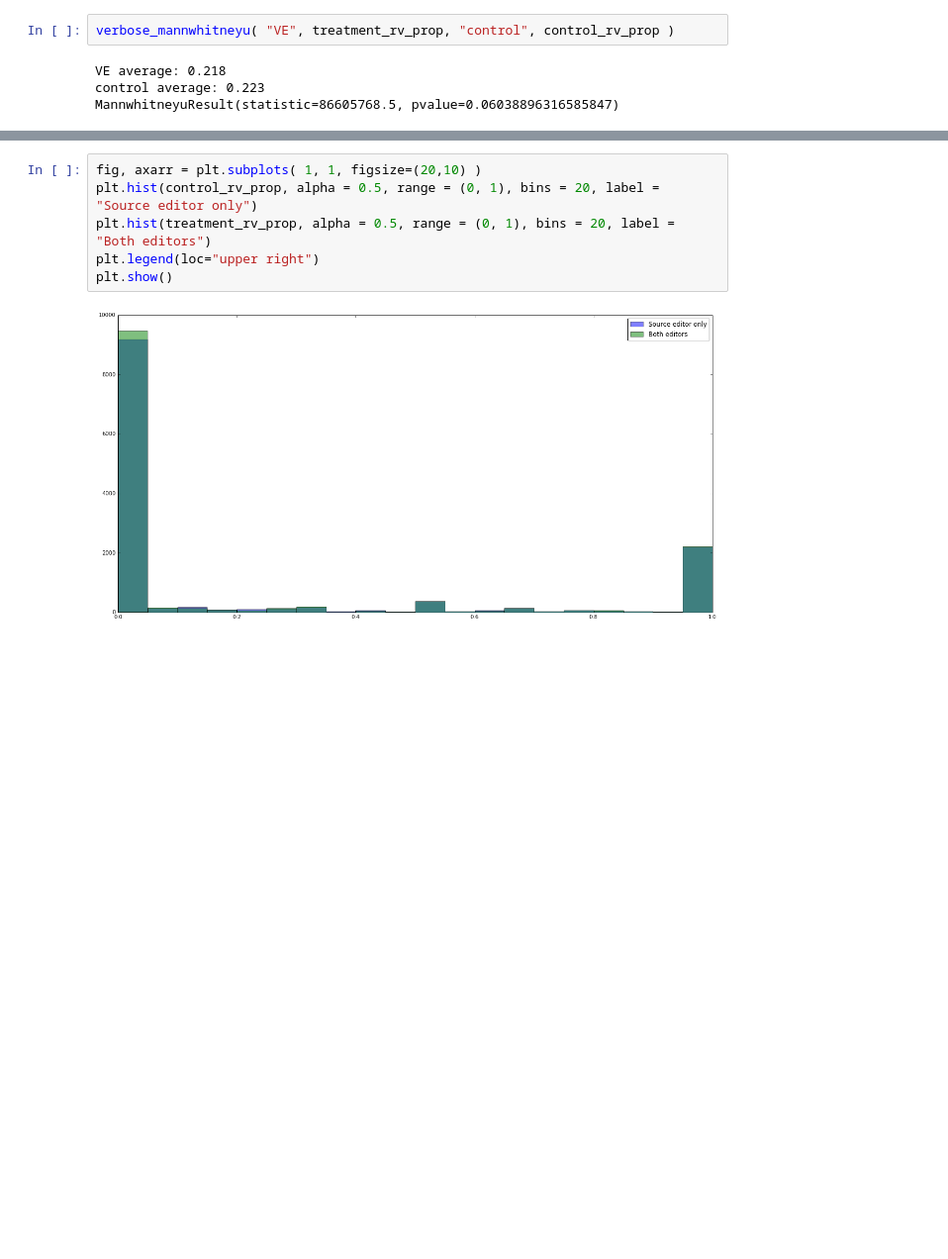
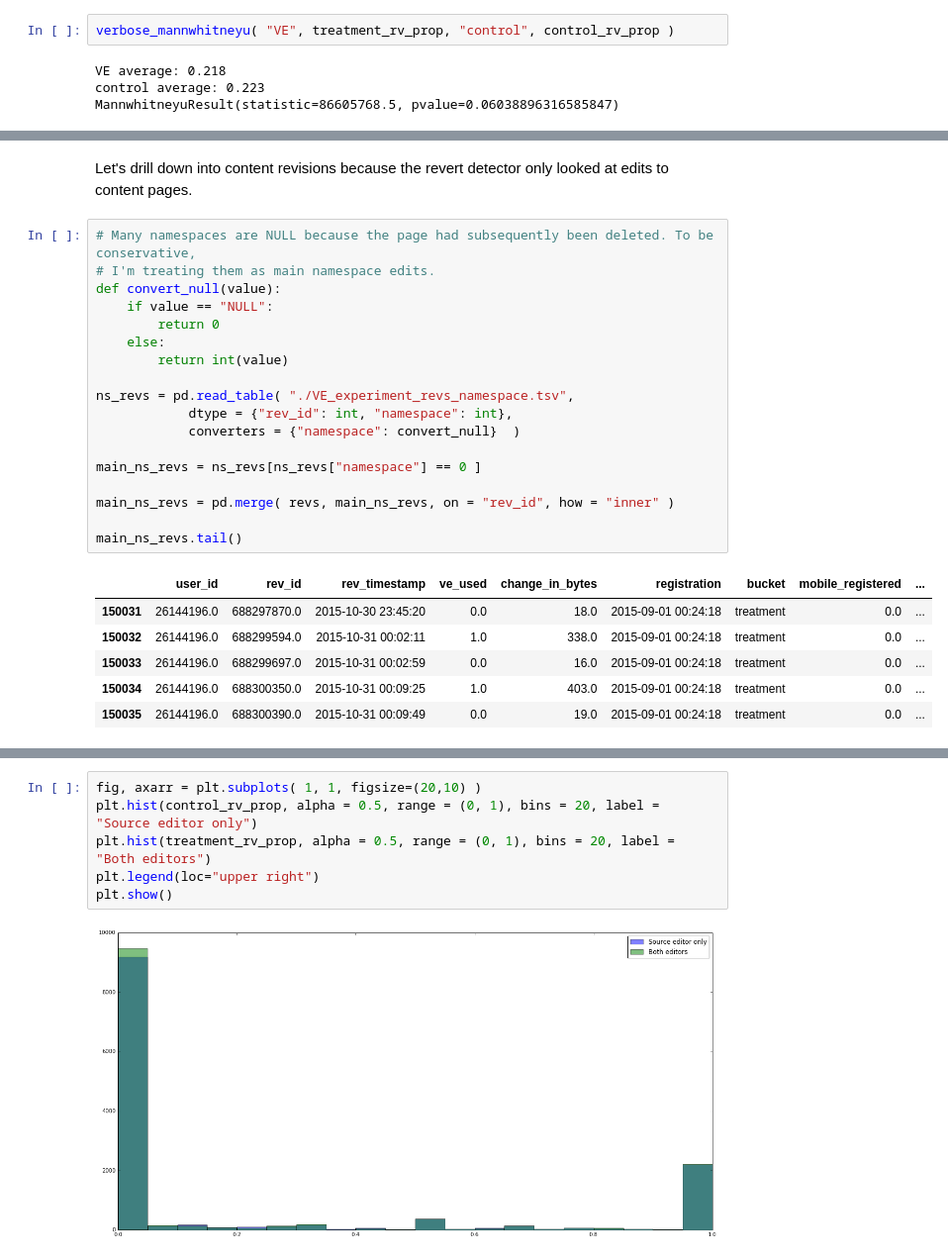
Before and after one commit to neilpquinn/2015-11-VE-experiment-follow-up, a Jupyter notebook: VE experiment follow-up.ipynb, the cells around one changed output, grey strips where cells are left out. Shown: that part at 99% size. Drawn from its saved outputs; the diff is of its cells as text; blank space fills up the shorter version.

Commit message:
More exploration of revert differences.

```diff
--- a/VE experiment follow-up.ipynb
+++ b/VE experiment follow-up.ipynb
@@ -631,0 +620,27 @@ axarr[1].hist(treatment_reverts, range = (2, 22), bins = 10)
+# %% [markdown]
+Let's drill down into content revisions because the revert detector only looked at edits to content pages.
+# %%
+# Many namespaces are NULL because the page had subsequently been deleted. To be conservative,
+# I'm treating them as main namespace edits.
+def convert_null(value):
+    if value == "NULL":
+        return 0
+    else:
+        return int(value)
+
+ns_revs = pd.read_table( "./VE_experiment_revs_namespace.tsv",
+            dtype = {"rev_id": int, "namespace": int},
+            converters = {"namespace": convert_null}  )
+
+main_ns_revs = ns_revs[ns_revs["namespace"] == 0 ]
+
+main_ns_revs = pd.merge( revs, main_ns_revs, on = "rev_id", how = "inner" )
+
+main_ns_revs.tail()
+# %% [output]
+|  | user_id | rev_id | rev_timestamp | ve_used | change_in_bytes | registration | bucket | mobile_registered | ... |
+| 150031 | 26144196.0 | 688297870.0 | 2015-10-30 23:45:20 | 0.0 | 18.0 | 2015-09-01 00:24:18 | treatment | 0.0 | ... |
+| 150032 | 26144196.0 | 688299594.0 | 2015-10-31 00:02:11 | 1.0 | 338.0 | 2015-09-01 00:24:18 | treatment | 0.0 | ... |
+| 150033 | 26144196.0 | 688299697.0 | 2015-10-31 00:02:59 | 0.0 | 16.0 | 2015-09-01 00:24:18 | treatment | 0.0 | ... |
+| 150034 | 26144196.0 | 688300350.0 | 2015-10-31 00:09:25 | 1.0 | 403.0 | 2015-09-01 00:24:18 | treatment | 0.0 | ... |
+| 150035 | 26144196.0 | 688300390.0 | 2015-10-31 00:09:49 | 0.0 | 19.0 | 2015-09-01 00:24:18 | treatment | 0.0 | ... |
```
Also changed, not shown: parts of 7 cells of this notebook, 1 other file.
